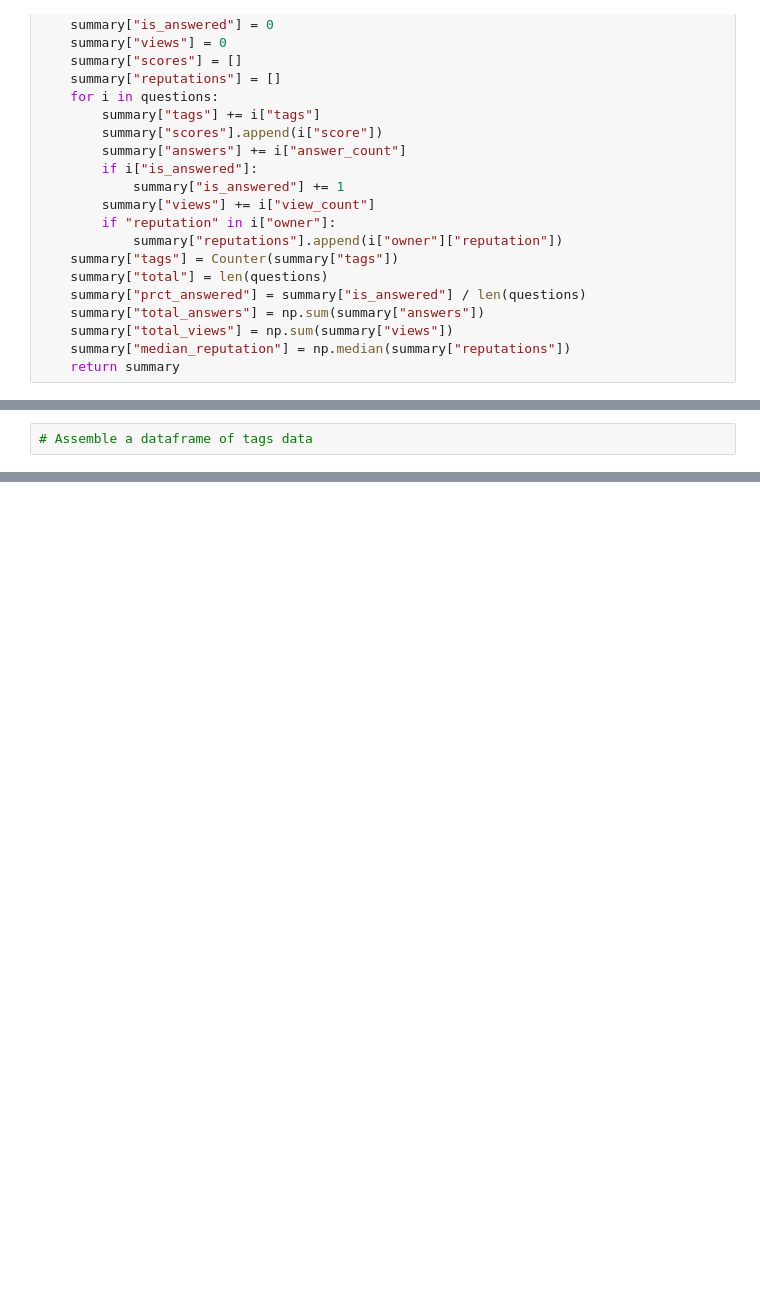
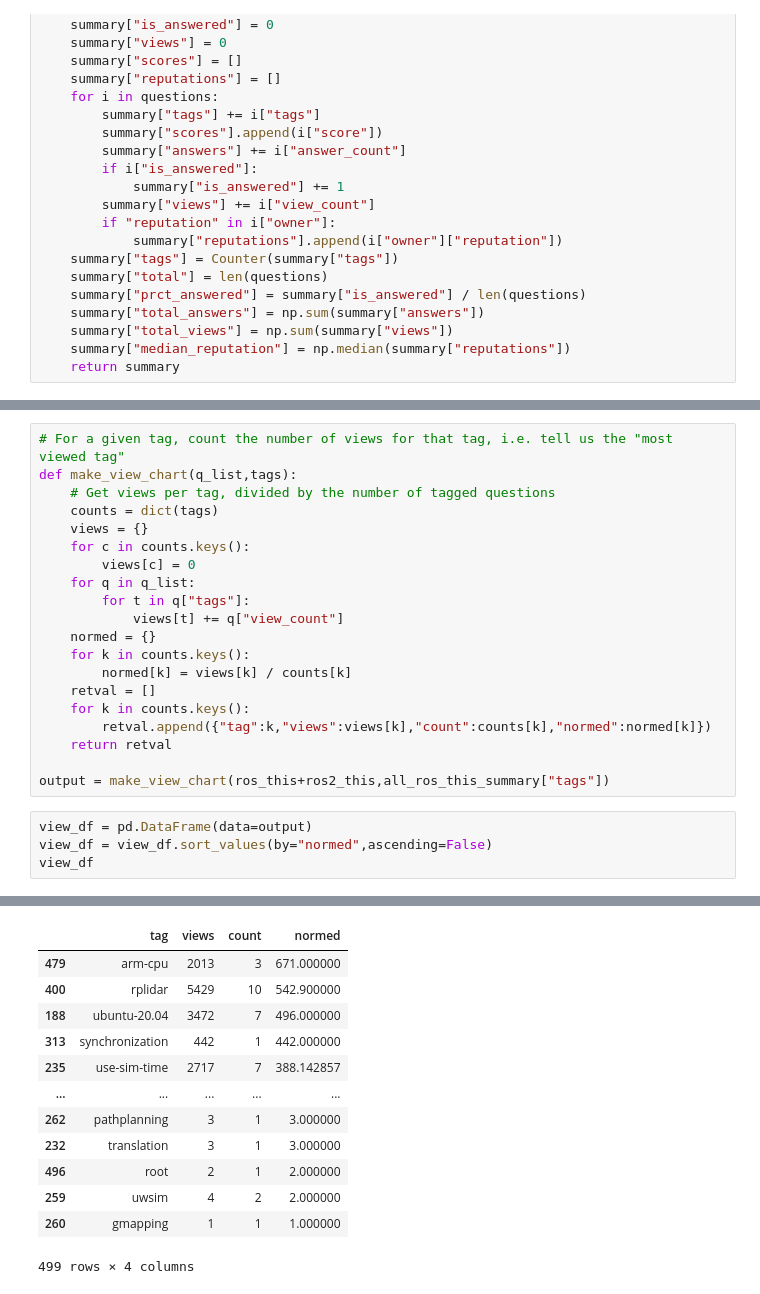
Before and after one commit to osrf/ros_metrics_analysis, a Jupyter notebook: notebooks/RSE-Oct2023.ipynb, the cells around one changed output, grey strips where cells are left out. Drawn from its saved outputs; the diff is of its cells as text; blank space fills up the shorter version.

```diff
--- a/notebooks/RSE-Oct2023.ipynb
+++ b/notebooks/RSE-Oct2023.ipynb
@@ -261,4 +333,25 @@ In 2023 there were 1980 ROS 2 questions and 1496 answers, 49.14% of questions we
 # %%
-# Assemble a dataframe of tags data
+# For a given tag, count the number of views for that tag, i.e. tell us the "most viewed tag"
+def make_view_chart(q_list,tags):
+    # Get views per tag, divided by the number of tagged questions
+    counts = dict(tags)
+    views = {}
+    for c in counts.keys():
+        views[c] = 0
+    for q in q_list:
+        for t in q["tags"]:
+            views[t] += q["view_count"]
+    normed = {}
+    for k in counts.keys():
+        normed[k] = views[k] / counts[k]
+    retval = []
+    for k in counts.keys():
+        retval.append({"tag":k,"views":views[k],"count":counts[k],"normed":normed[k]})
+    return retval
+
+output = make_view_chart(ros_this+ros2_this,all_ros_this_summary["tags"])
 # %%
+view_df = pd.DataFrame(data=output)
+view_df = view_df.sort_values(by="normed",ascending=False)
+view_df
 # %% [output]
@@ -265,0 +358,13 @@ In 2023 there were 1980 ROS 2 questions and 1496 answers, 49.14% of questions we
+|  | tag | views | count | normed |
+| 479 | arm-cpu | 2013 | 3 | 671.000000 |
+| 400 | rplidar | 5429 | 10 | 542.900000 |
+| 188 | ubuntu-20.04 | 3472 | 7 | 496.000000 |
+| 313 | synchronization | 442 | 1 | 442.000000 |
+| 235 | use-sim-time | 2717 | 7 | 388.142857 |
+| ... | ... | ... | ... | ... |
+| 262 | pathplanning | 3 | 1 | 3.000000 |
+| 232 | translation | 3 | 1 | 3.000000 |
+| 496 | root | 2 | 1 | 2.000000 |
+| 259 | uwsim | 4 | 2 | 2.000000 |
+| 260 | gmapping | 1 | 1 | 1.000000 |
+499 rows × 4 columns
```
Also changed, not shown: parts of 26 cells of this notebook, 3 other files.
